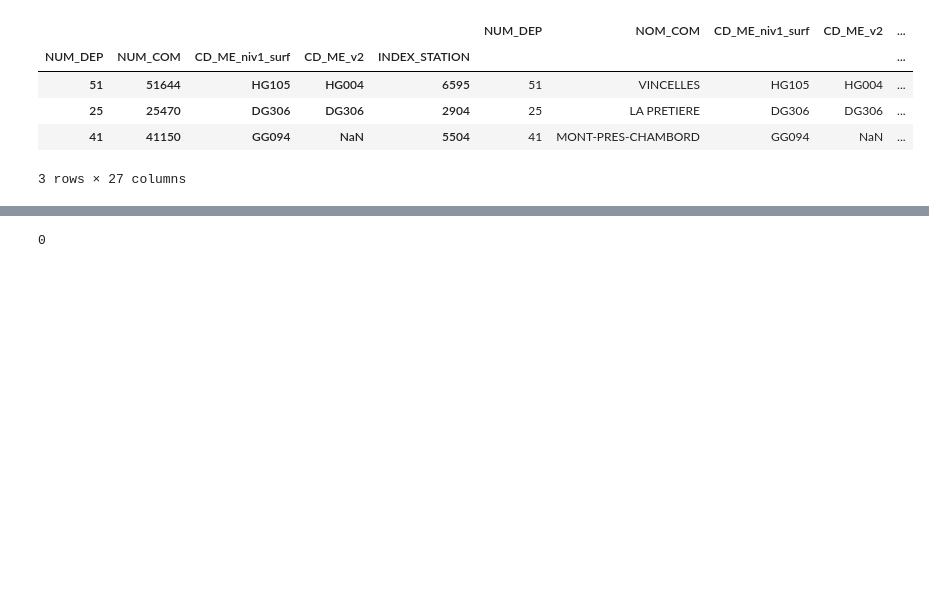
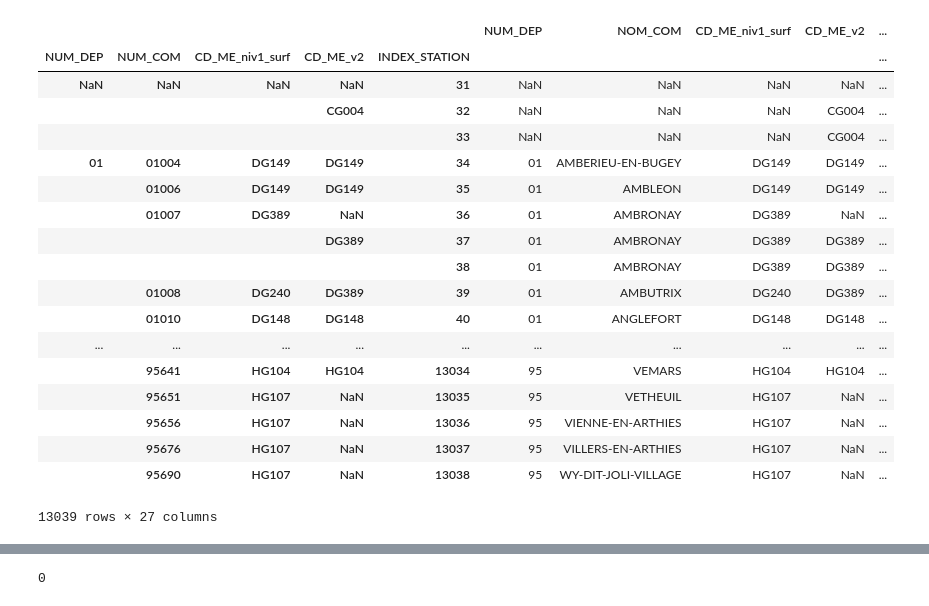
Before and after one commit to JulienParis/hydroviz, a Jupyter notebook: app/static/data/stats_web/test_df_queries.ipynb, the cells around one changed output, grey strips where cells are left out. Drawn from its saved outputs; the diff is of its cells as text; code cells hidden in the pictures; blank space fills up the shorter version.

```diff
--- a/app/static/data/stats_web/test_df_queries.ipynb
+++ b/app/static/data/stats_web/test_df_queries.ipynb
@@ -12,7 +12,7 @@ csv_sep = ";"
 csv_encoding = "utf-8"
 
 ### sources stats in app/static/data/stats_web
-source_files = {
+src_stat_files = {
     "AV_dpt_web_file"      : "AV_dpt_web.csv",
     "AV_ME_web_file"       : "AV_ME_web.csv",
     "MA_file"              : "MA_web.csv",
@@ -26,7 +38,8 @@ source_files = {
 ### load files as pandas dataframes
 
 ### STATIONS  ##########################################
-df_stations         = pd.read_csv( source_files["stations_file"], \
+indexing_stations = ["NUM_DEP", "NUM_COM",  "CD_ME_niv1_surf", "CD_ME_v2", "INDEX_STATION"]
+df_stations         = pd.read_csv( src_stat_files["stations_file"], \
                                     sep=csv_sep, encoding=csv_encoding )
-df_stations.set_index(["NUM_DEP", "NUM_COM",  "CD_ME_niv1_surf", "CD_ME_v2", "INDEX_STATION"], inplace=True, drop=False)
+df_stations.set_index(indexing_stations, inplace=True, drop=False)
 df_stations.sort_index(inplace=True)
@@ -33,9 +90,22 @@ df_stations.sort_index(inplace=True)
 # %%
-df_stations.sample(3)
+df_stations#.sample(3)
 # %% [output]
 |  |  |  |  |  | NUM_DEP | NOM_COM | CD_ME_niv1_surf | CD_ME_v2 | ... |
 | NUM_DEP | NUM_COM | CD_ME_niv1_surf | CD_ME_v2 | INDEX_STATION |  |  |  |  | ... |
-| 51 | 51644 | HG105 | HG004 | 6595 | 51 | VINCELLES | HG105 | HG004 | ... |
-| 25 | 25470 | DG306 | DG306 | 2904 | 25 | LA PRETIERE | DG306 | DG306 | ... |
-| 41 | 41150 | GG094 | NaN | 5504 | 41 | MONT-PRES-CHAMBORD | GG094 | NaN | ... |
+| NaN | NaN | NaN | NaN | 31 | NaN | NaN | NaN | NaN | ... |
+|  |  |  | CG004 | 32 | NaN | NaN | NaN | CG004 | ... |
+|  |  |  |  | 33 | NaN | NaN | NaN | CG004 | ... |
+| 01 | 01004 | DG149 | DG149 | 34 | 01 | AMBERIEU-EN-BUGEY | DG149 | DG149 | ... |
+|  | 01006 | DG149 | DG149 | 35 | 01 | AMBLEON | DG149 | DG149 | ... |
+|  | 01007 | DG389 | NaN | 36 | 01 | AMBRONAY | DG389 | NaN | ... |
+|  |  |  | DG389 | 37 | 01 | AMBRONAY | DG389 | DG389 | ... |
+|  |  |  |  | 38 | 01 | AMBRONAY | DG389 | DG389 | ... |
+|  | 01008 | DG240 | DG389 | 39 | 01 | AMBUTRIX | DG240 | DG389 | ... |
+|  | 01010 | DG148 | DG148 | 40 | 01 | ANGLEFORT | DG148 | DG148 | ... |
+| ... | ... | ... | ... | ... | ... | ... | ... | ... | ... |
+|  | 95641 | HG104 | HG104 | 13034 | 95 | VEMARS | HG104 | HG104 | ... |
+|  | 95651 | HG107 | NaN | 13035 | 95 | VETHEUIL | HG107 | NaN | ... |
+|  | 95656 | HG107 | NaN | 13036 | 95 | VIENNE-EN-ARTHIES | HG107 | NaN | ... |
+|  | 95676 | HG107 | NaN | 13037 | 95 | VILLERS-EN-ARTHIES | HG107 | NaN | ... |
+|  | 95690 | HG107 | NaN | 13038 | 95 | WY-DIT-JOLI-VILLAGE | HG107 | NaN | ... |
-3 rows × 27 columns
+13039 rows × 27 columns
```
Also changed, not shown: parts of 10 cells of this notebook, 10 other files.
